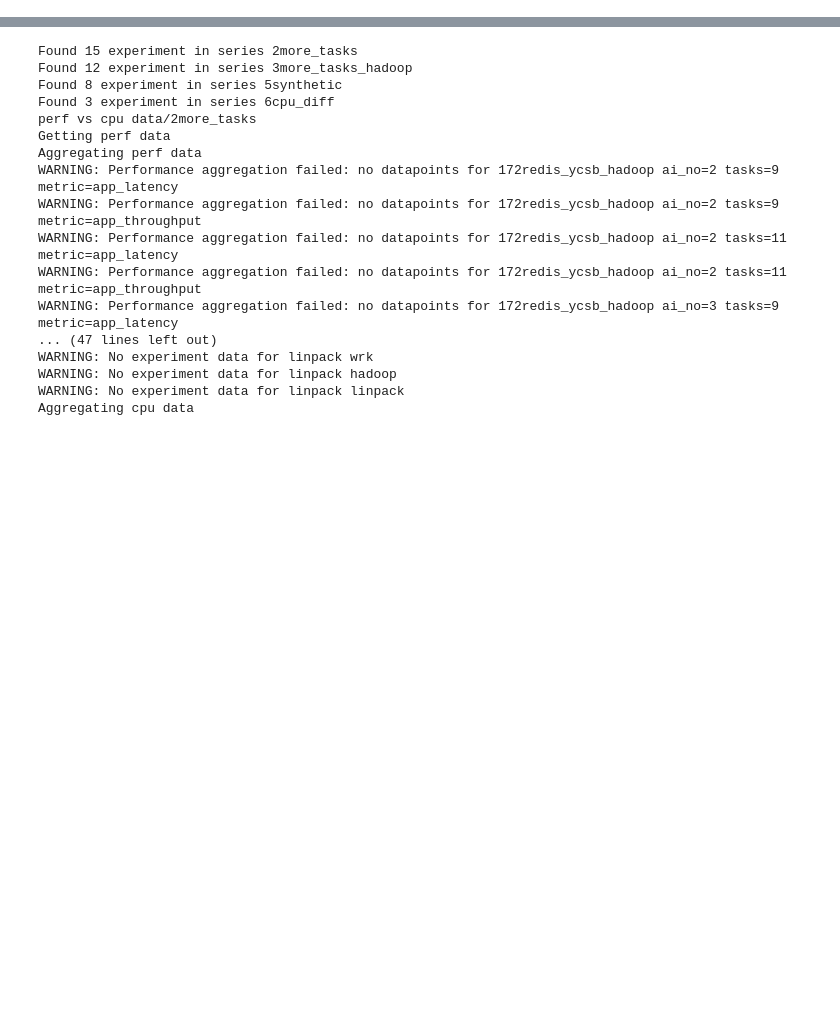
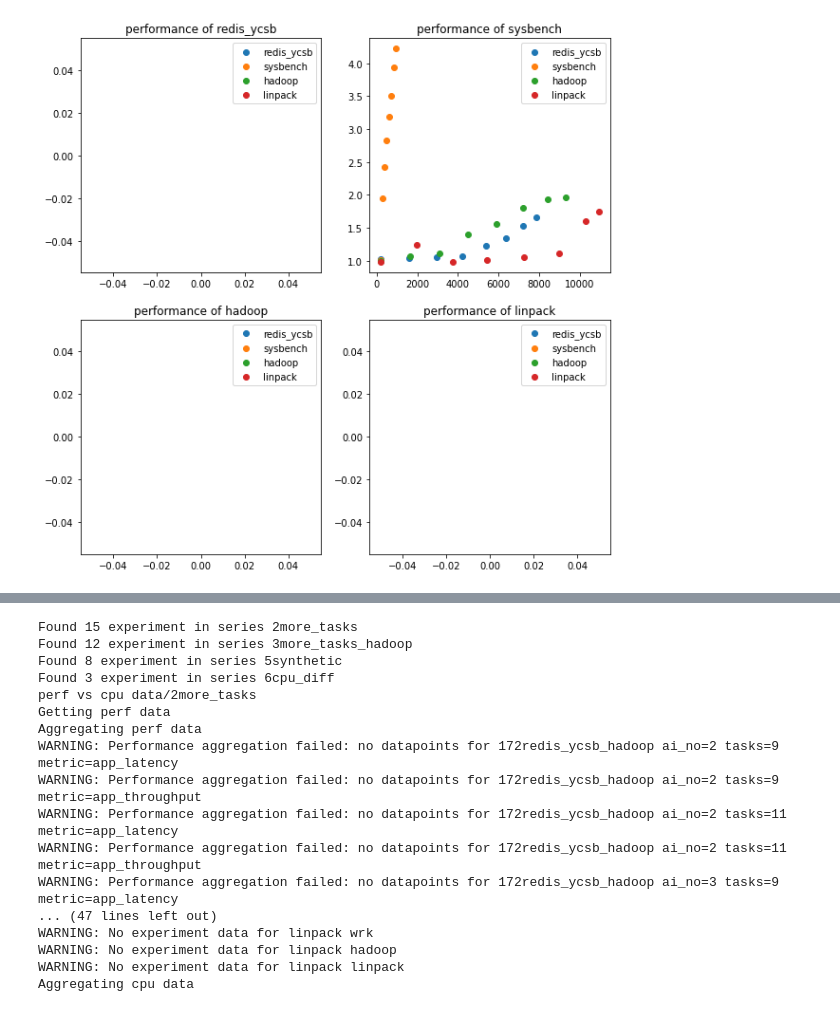
Before and after one commit to pawelzell/cbtool, a Jupyter notebook: myscripts/Interference observation.ipynb, the cells around one changed output, grey strips where cells are left out. Drawn from its saved outputs; the diff is of its cells as text; code cells hidden in the pictures; blank space fills up the shorter version.

```diff
--- a/myscripts/Interference observation.ipynb
+++ b/myscripts/Interference observation.ipynb
@@ -14,0 +88,4 @@ from analyze import *
+# %%
+printPerfVsCpuMultipleSeries([s0])
+# %% [output]
+[figure, added]
```
Also changed, not shown: parts of 37 cells of this notebook, 7 other files.
